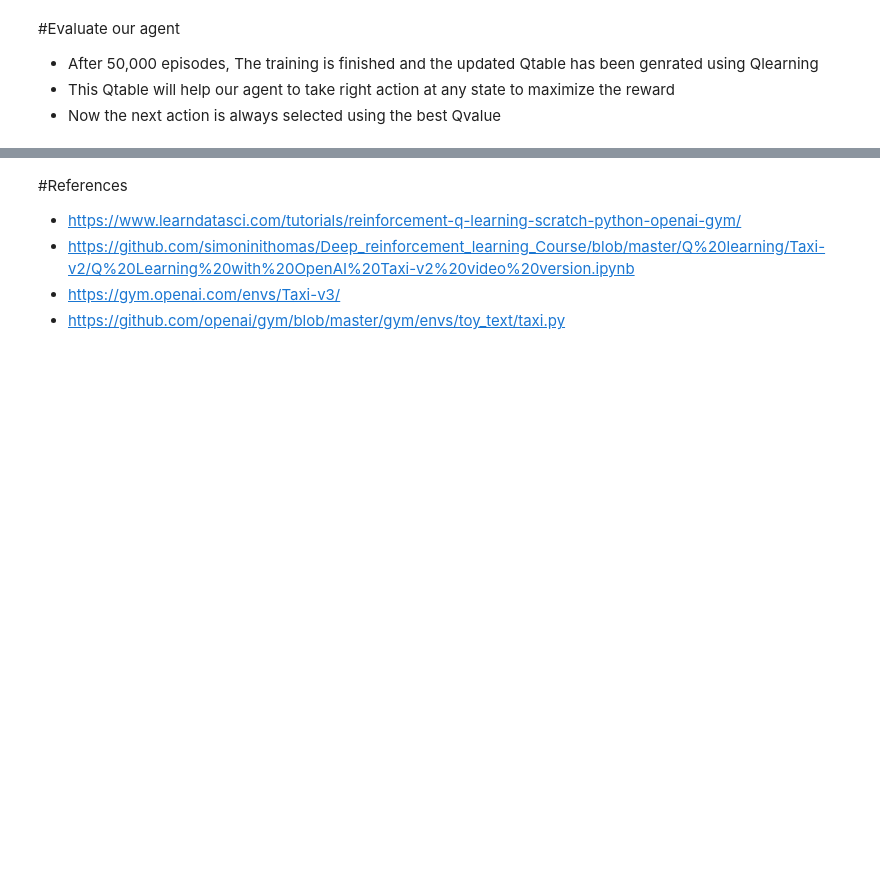
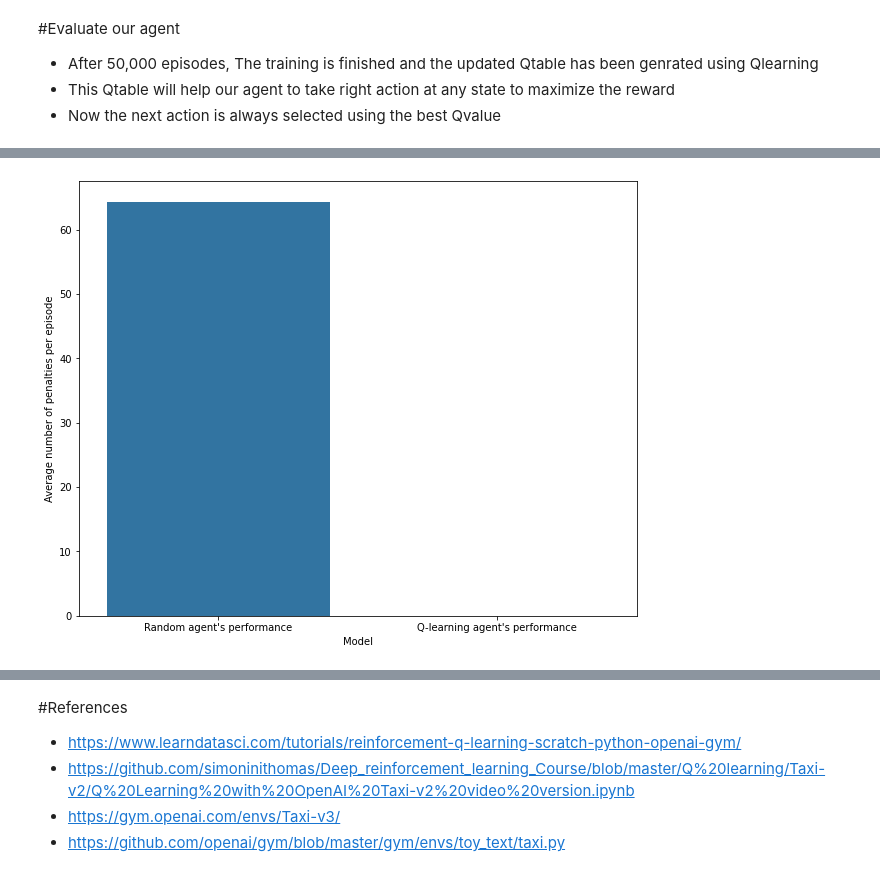
Before and after one commit to RushiKanjaria/Design-a-self-driving-car-solution-using-Reinforcement-Learning-using-Gym-Environment, a Jupyter notebook: Self_Driving_Car.ipynb, the cells around one changed output, grey strips where cells are left out. Saved outputs shown, nothing was run; the diff lists cells and outputs as text; code cells hidden in the pictures; blank space fills up the shorter version.

```diff
--- a/Self_Driving_Car.ipynb
+++ b/Self_Driving_Car.ipynb
@@ -336,0 +385,7 @@ Algorithms
+# %%
+plt.figure(figsize=(10,8))
+
+sns.barplot(x = 'Model', y = 'Average number of penalties per episode', data = Algorithms)
+plt.show()
+# %% [output]
+[figure, added]
```
Also changed, not shown: parts of 13 cells of this notebook.
